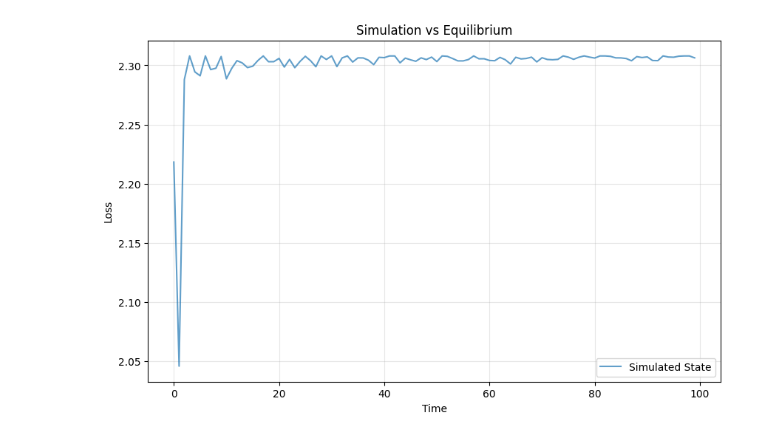
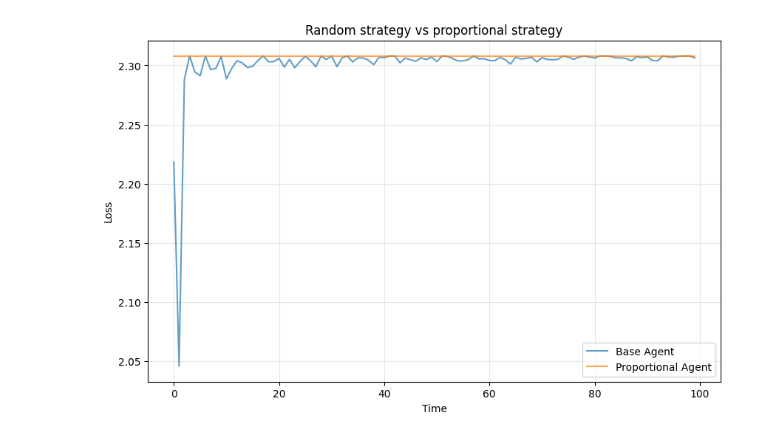
Before and after one commit to Joeri-G/Ant, a Jupyter notebook: experiments/experiment_1.ipynb, the cells around one changed output. Cells and saved outputs as stored; diff of their text form; code cells hidden in the pictures.

```diff
--- a/experiments/experiment_1.ipynb
+++ b/experiments/experiment_1.ipynb
@@ -8,11 +9,9 @@ from ant.centralised import P4
 # Demo experiment
 market_size = 10
 M1: Market = Market(market_size, seed=4)
+M2: Market = Market(market_size, seed=4, agent_type=ProportionalAgent)
 
-print(M1.graph)
 nx.draw(M1.graph)
 
 allocation_matrix, utility = computed_equilibrium = P4(M1)
-
-print(allocation_matrix)
 # %% [output]
@@ -37,4 +19,4 @@ Graph with 10 nodes and 31 edges
 # %%
 simulation_length = 100
-simulated_state = M1.simulate(simulation_length, allocation_matrix)
-print(simulated_state)
+simulated_state_base = M1.simulate(simulation_length, allocation_matrix)
+simulated_state_prop = M2.simulate(simulation_length, allocation_matrix)
@@ -59,15 +23,16 @@ print(simulated_state)
 # %%
-time_steps = np.arange(len(simulated_state))
+time_steps = np.arange(len(simulated_state_base))
 
 plt.figure(figsize=(10, 6))
-plt.plot(time_steps, simulated_state, label="Simulated State", alpha=0.7)
+plt.plot(time_steps, simulated_state_base, label="Base Agent", alpha=0.7)
+plt.plot(time_steps, simulated_state_prop, label="Proportional Agent", alpha=0.7)
 # plt.axhline(y=utility, color='red', linestyle='--', linewidth=2, label='Equilibrium')
 
 plt.xlabel("Time")
 plt.ylabel("Loss")
-plt.title("Simulation vs Equilibrium")
+plt.title("Random strategy vs proportional strategy")
 plt.legend()
 plt.grid(True, alpha=0.3)
 plt.show()
 # %% [output]
-[figure, old version]
+[figure, new version]
```
Also changed, not shown: parts of 3 cells of this notebook.
